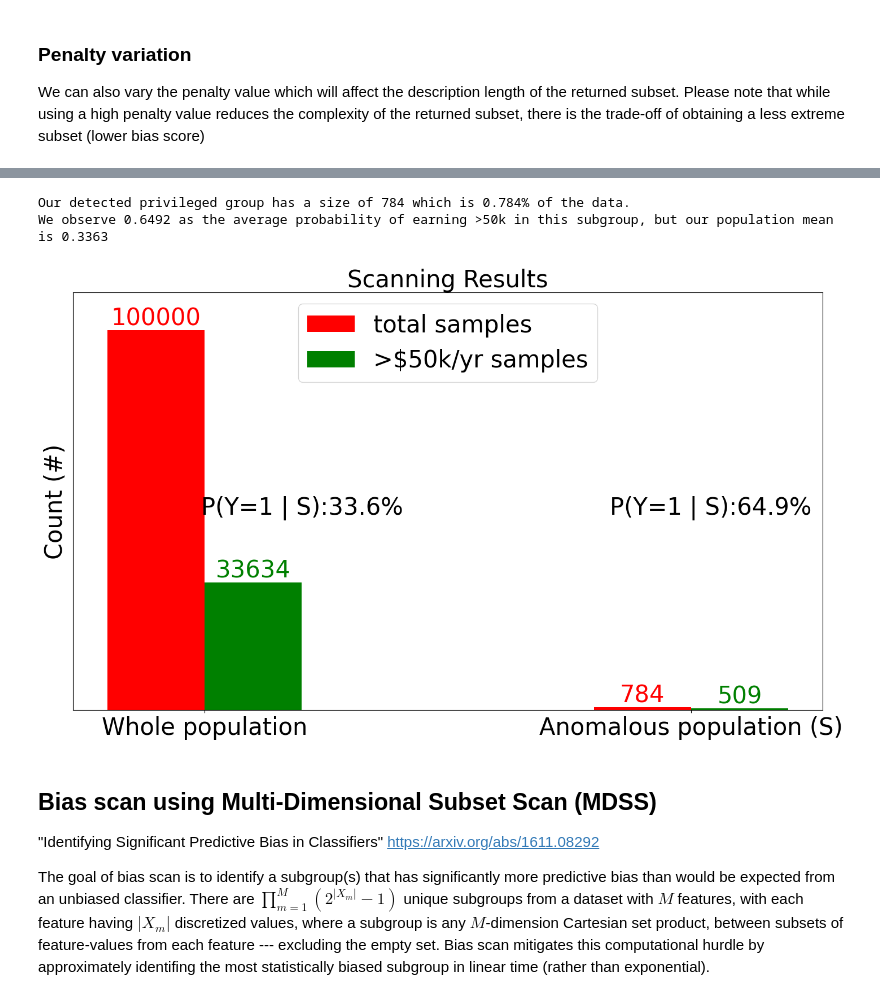
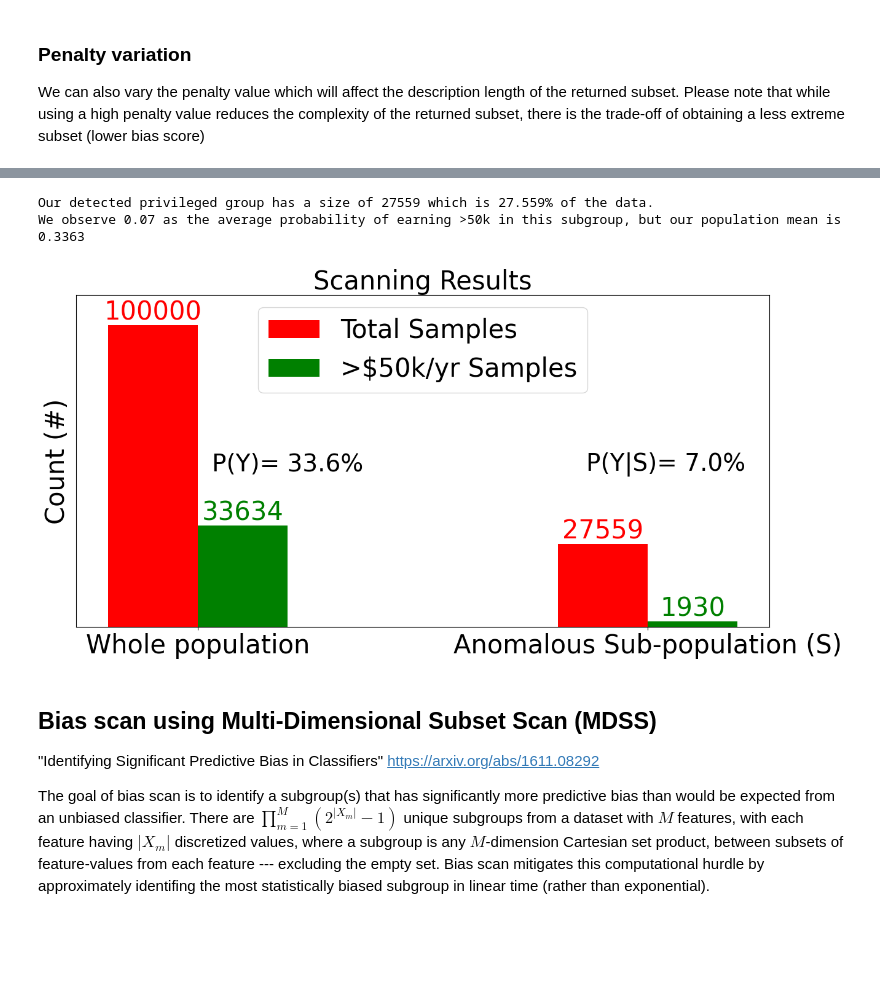
Before and after one commit to tanya-akumu2/folktables_scan, a Jupyter notebook: folktables_scan.ipynb, the cells around one changed output, grey strips where cells are left out. Cells and saved outputs as stored; diff of their text form; code cells hidden in the pictures; blank space fills up the shorter version.

```diff
--- a/folktables_scan.ipynb
+++ b/folktables_scan.ipynb
@@ -157,6 +160,6 @@ We observe 0.0487 as the average probability of earning >50k in this subgroup, b
 
 We can also vary the penalty value which will affect the description length of the returned subset. Please note that while using a high penalty value reduces the complexity of the returned subset, there is the trade-off of obtaining a less extreme subset (lower bias score)
 # %%
-privileged_subset = bias_scan(data=data, observations=observed, scoring='Bernoulli', overpredicted=False,penalty=40, num_iters=1)
+privileged_subset = bias_scan(data=data, observations=observed, scoring='Bernoulli', overpredicted=True,penalty=1, num_iters=1)
 print(privileged_subset)
 # %% [output]
@@ -164,9 +167,9 @@ print(privileged_subset)
 # %%
-describe_subset(privileged_subset,dff)
+describe_subset_autostrat(privileged_subset,dff)
 # %% [output]
-Our detected privileged group has a size of 784 which is 0.784% of the data.
-We observe 0.6492 as the average probability of earning >50k in this subgroup, but our population mean is 0.3363
+Our detected privileged group has a size of 27559 which is 27.559% of the data.
+We observe 0.07 as the average probability of earning >50k in this subgroup, but our population mean is 0.3363
-[figure, old version]
+[figure, new version]
 # %% [markdown]
 ## Bias scan using Multi-Dimensional Subset Scan (MDSS)
 
```
Also changed, not shown: parts of 17 cells of this notebook.
